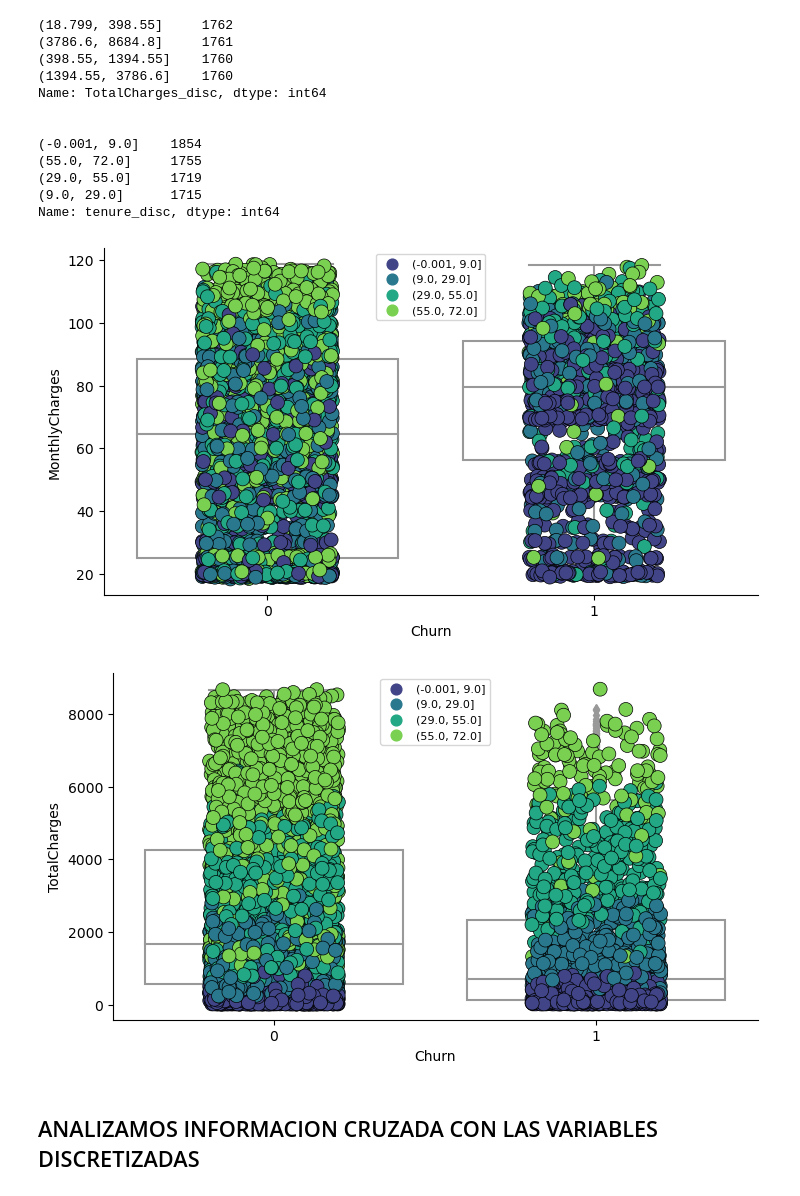
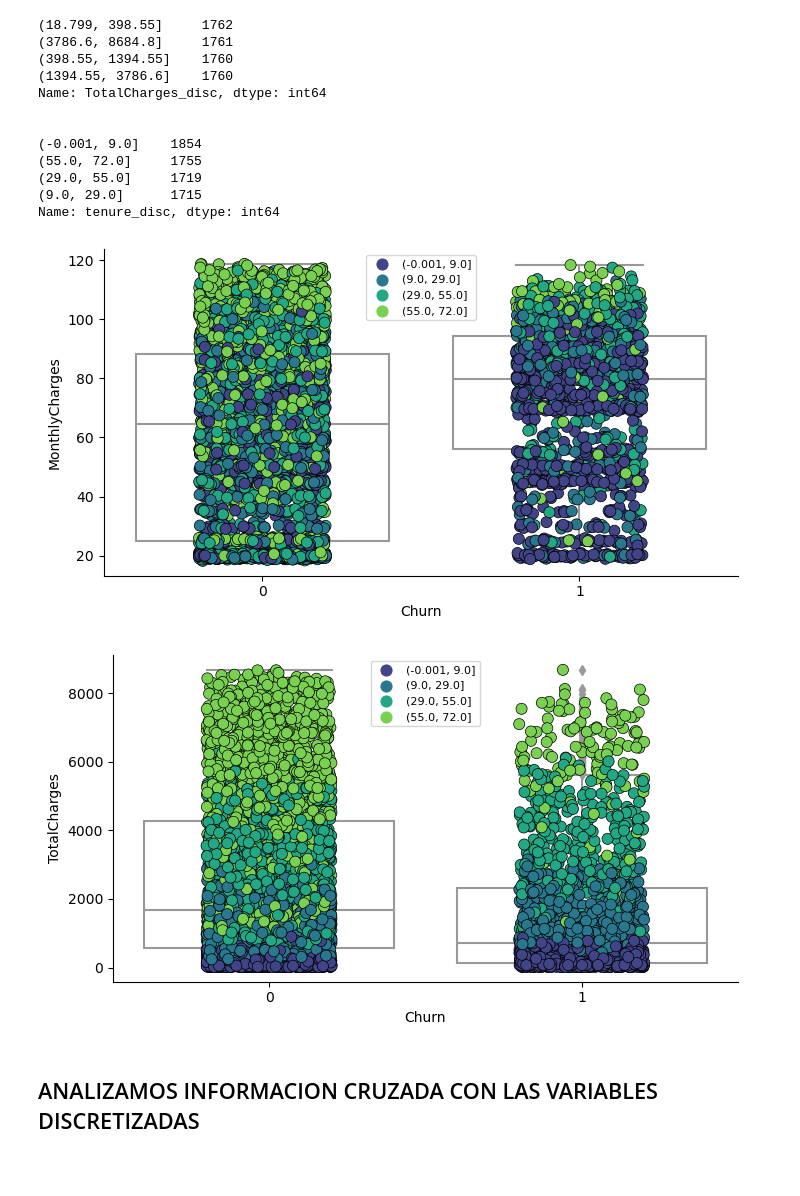
Before and after one commit to proserix/proyecto-telco-main, a Jupyter notebook: Notebooks/Notebook2.ipynb, the cells around one changed output. Drawn from its saved outputs; the diff is of its cells as text; code cells hidden in the pictures; blank space fills up the shorter version.

```diff
--- a/Notebooks/Notebook2.ipynb
+++ b/Notebooks/Notebook2.ipynb
@@ -177,0 +249,8 @@ Ahora podriamos empezar a analizar las variables como corresponde. Primero nos e
+# %%
+# Hacemos una lista de variabes que contenien valores faltantes
+vars_na = [var for var in df.columns if df[var].isnull().sum() > 0]
+
+# determinamos el porcentaje de valores faltantes (expresados como decimal en tanto por uno)
+# y desplegamos por porcentaje ordenados de mayor a menor
+
+df[vars_na].isnull().mean().sort_values(ascending=False)
@@ -177,0 +305,5 @@ Ahora podriamos empezar a analizar las variables como corresponde. Primero nos e
+# %%
+# let's run the function on each variable with missing data
+
+for var in vars_na:
+    analyse_na_value(df, var)
@@ -326,12 +501,13 @@ De este analisis, se desprende que hay variables categoricas que estan un poco d
 # %%
 # Vamos a crear una lista de estas variables..
 
-ls_descompensada=["SeniorCitizen", "Dependents", "PhoneService", "Contract", "PaperlessBilling"]
+ls_descompensada=["SeniorCitizen", "Dependents", "PhoneService", "Contract"]
 
 sns.reset_defaults()
-f, ax=pt.subplots(ncols=len(ls_descompensada),nrows=1,figsize = (18,3))
+sns.set(font_scale=0.7, style="whitegrid")
+f, ax=plt.subplots(ncols=len(ls_descompensada),nrows=1,figsize = (18,3))
 
-pt.tick_params(labelsize=6)
+plt.tick_params(labelsize=6)
 sns.set(font_scale=0.8)
 
 for row in range(0,len(ls_descompensada),1):
@@ -408,14 +608,14 @@ Name: tenure, dtype: float64
 Name: TotalCharges, dtype: float64
 [None, None, None]
 # %%
-dft["TotalCharges_disc"]=pd.qcut(df["TotalCharges"],[0,0.25,0.5,0.75,1])
-dft["TotalCharges_disc"]=dft["TotalCharges_disc"].astype("category")
+df["TotalCharges_disc"]=pd.qcut(df["TotalCharges"],[0,0.25,0.5,0.75,1])
+df["TotalCharges_disc"]=df["TotalCharges_disc"].astype("category")
 
-dft["tenure_disc"]=pd.qcut(dft["tenure"],[0,0.25,0.5,0.75,1])
-dft["tenure_disc"]=dft["tenure_disc"].astype("category")
+df["tenure_disc"]=pd.qcut(df["tenure"],[0,0.25,0.5,0.75,1])
+df["tenure_disc"]=df["tenure_disc"].astype("category")
 
-print(dft["TotalCharges_disc"].value_counts(),"\n\n")
-print(dft["tenure_disc"].value_counts())
+print(df["TotalCharges_disc"].value_counts(),"\n\n")
+print(df["tenure_disc"].value_counts())
 # %% [output]
 (18.799, 398.55]     1762
 (3786.6, 8684.8]     1761
@@ -432,18 +632,18 @@ Name: tenure_disc, dtype: int64
 # %%
 # Luego graficamos respecto de tenure..
 
 for var in ls:
     if var!="tenure":
         # make boxplot with Catplot
-        sns.catplot(x="Churn", y=var, data=dft, kind="box", height=4, aspect=1.8, color="white")
+        sns.catplot(x="Churn", y=var, data=df, kind="box", height=4, aspect=1.8, color="white")
         # add data points to boxplot with stripplot
-        sns.stripplot(x="Churn", y=var, data=dft,palette="viridis",
-                      jitter=0.2,size=10, edgecolor="black",linewidth=0.5,hue="tenure_disc")
-        pt.legend(loc="upper center",fontsize=8)
-        pt.show()
+        sns.stripplot(x="Churn", y=var, data=df,palette="viridis",
+                      jitter=0.2,size=8, edgecolor="black",linewidth=0.5,hue="tenure_disc")
+        plt.legend(loc="upper center",fontsize=8)
+        plt.show()
 # %% [output]
-[figure, old version]
+[figure, new version]
-[figure, old version]
+[figure, new version]
 # %% [markdown]
 ## ANALIZAMOS INFORMACION CRUZADA CON LAS VARIABLES DISCRETIZADAS
 # %%
```
Also changed, not shown: parts of 94 cells of this notebook.
